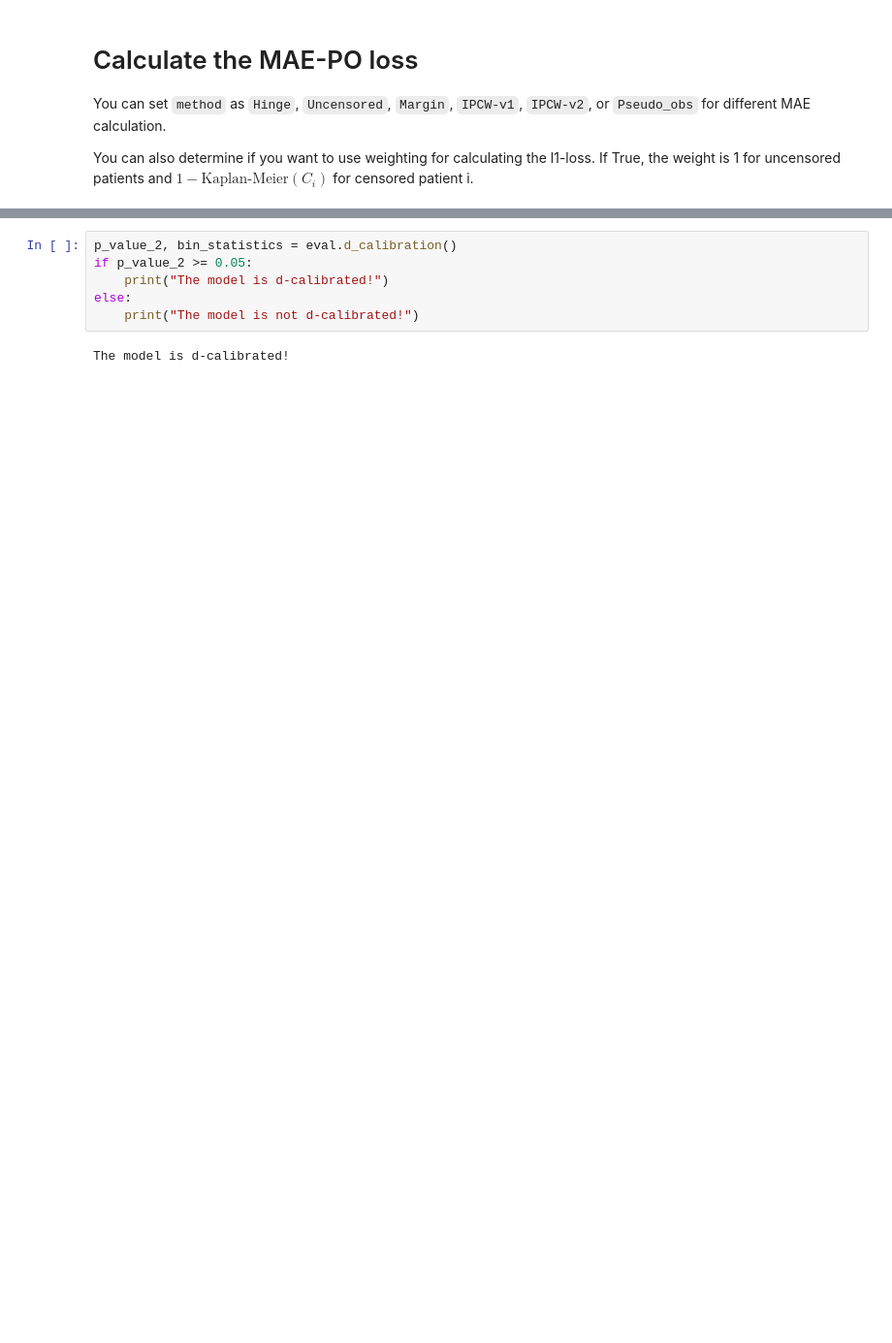
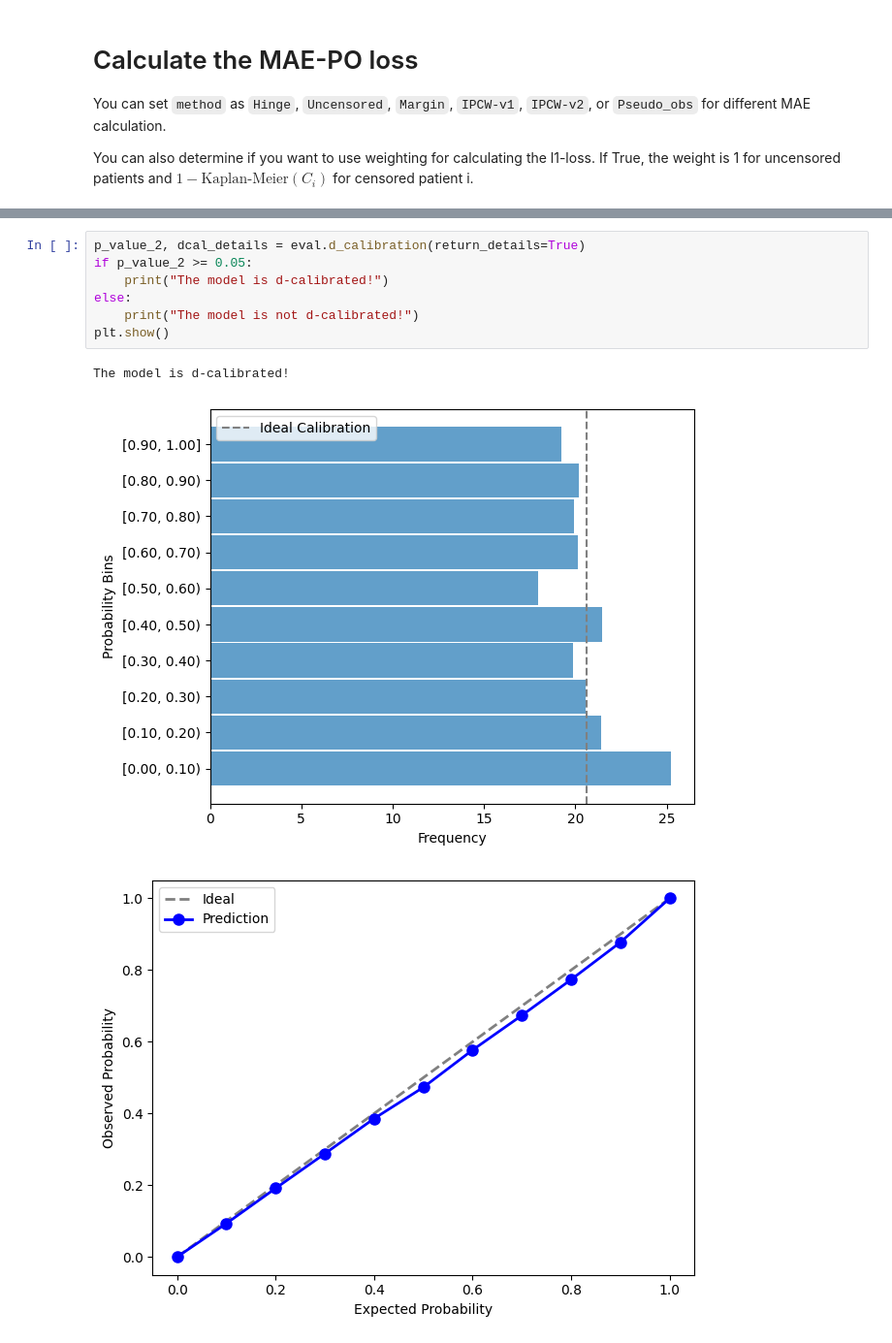
Before and after one commit to shi-ang/SurvivalEVAL, a Jupyter notebook: examples/Scikit-survival_Example.ipynb, the cells around one changed output, grey strips where cells are left out. Shown: that part at 97% size. Cells and saved outputs as stored; diff of their text form; blank space fills up the shorter version.

```diff
--- a/examples/Scikit-survival_Example.ipynb
+++ b/examples/Scikit-survival_Example.ipynb
@@ -143,8 +147,11 @@ plt.show()
 # %%
-p_value_2, bin_statistics = eval.d_calibration()
+p_value_2, dcal_details = eval.d_calibration(return_details=True)
 if p_value_2 >= 0.05:
     print("The model is d-calibrated!")
 else:
     print("The model is not d-calibrated!")
+plt.show()
 # %% [output]
 The model is d-calibrated!
+[figure, added]
+[figure, added]
```
Also changed, not shown: parts of 17 cells of this notebook, 12 other files.
